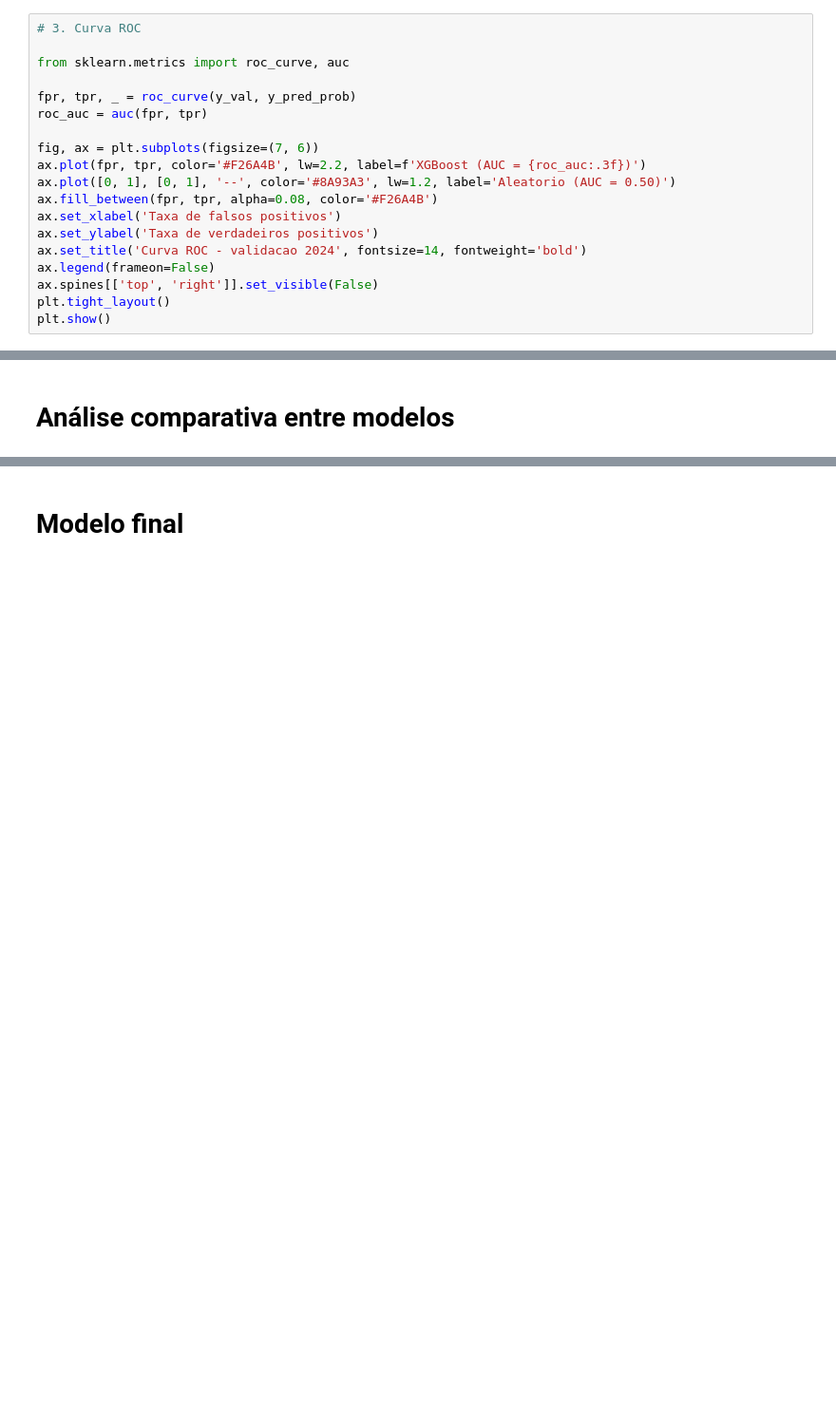
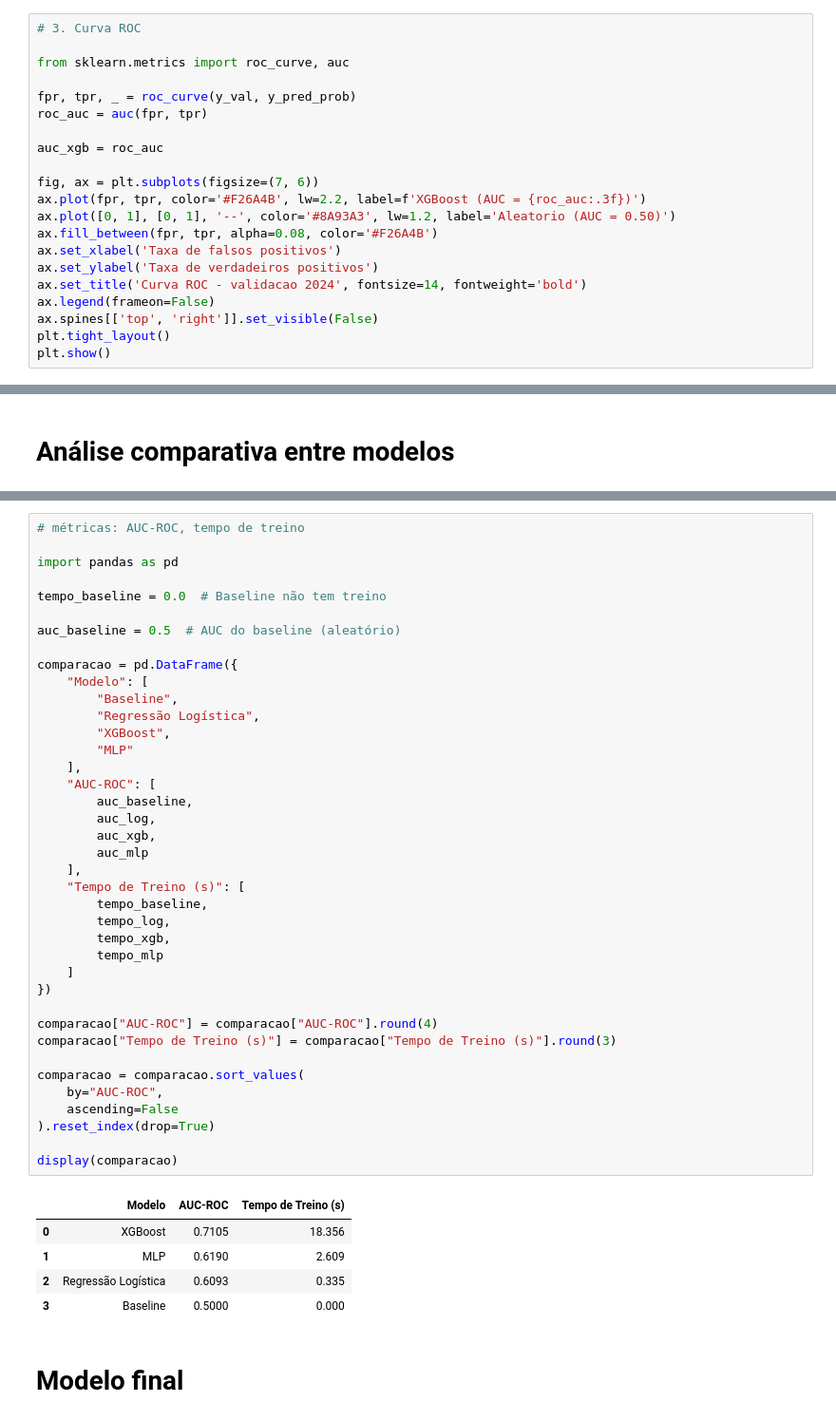
Before and after one commit to viniciusemaciel/riomobianalytics, a Jupyter notebook: modelo-treinamento.ipynb, the cells around one changed output, grey strips where cells are left out. Shown at 95% size. Saved outputs shown, nothing was run; the diff lists cells and outputs as text; blank space fills up the shorter version.

```diff
--- a/modelo-treinamento.ipynb
+++ b/modelo-treinamento.ipynb
@@ -424,6 +651,8 @@ from sklearn.metrics import roc_curve, auc
 
 fpr, tpr, _ = roc_curve(y_val, y_pred_prob)
 roc_auc = auc(fpr, tpr)
+
+auc_xgb = roc_auc
 
 fig, ax = plt.subplots(figsize=(7, 6))
 ax.plot(fpr, tpr, color='#F26A4B', lw=2.2, label=f'XGBoost (AUC = {roc_auc:.3f})')
@@ -488,3 +845,48 @@ A curva sempre fica acima da linha tracejada — isso significa que, para qualqu
+# %%
+# métricas: AUC-ROC, tempo de treino
+
+import pandas as pd
+
+tempo_baseline = 0.0  # Baseline não tem treino
+
+auc_baseline = 0.5  # AUC do baseline (aleatório)
+
+comparacao = pd.DataFrame({
+    "Modelo": [
+        "Baseline",
+        "Regressão Logística",
+        "XGBoost",
+        "MLP"
+    ],
+    "AUC-ROC": [
+        auc_baseline,
+        auc_log,
+        auc_xgb,
+        auc_mlp
+    ],
+    "Tempo de Treino (s)": [
+        tempo_baseline,
+        tempo_log,
+        tempo_xgb,
+        tempo_mlp
+    ]
+})
+
+comparacao["AUC-ROC"] = comparacao["AUC-ROC"].round(4)
+comparacao["Tempo de Treino (s)"] = comparacao["Tempo de Treino (s)"].round(3)
+
+comparacao = comparacao.sort_values(
+    by="AUC-ROC",
+    ascending=False
+).reset_index(drop=True)
+
+display(comparacao)
+# %% [output]
+|  | Modelo | AUC-ROC | Tempo de Treino (s) |
+| 0 | XGBoost | 0.7105 | 18.356 |
+| 1 | MLP | 0.6190 | 2.609 |
+| 2 | Regressão Logística | 0.6093 | 0.335 |
+| 3 | Baseline | 0.5000 | 0.000 |
 # %% [markdown]
 # Modelo final
 # %%
```
Also changed, not shown: parts of 13 cells of this notebook, 10 other files.
